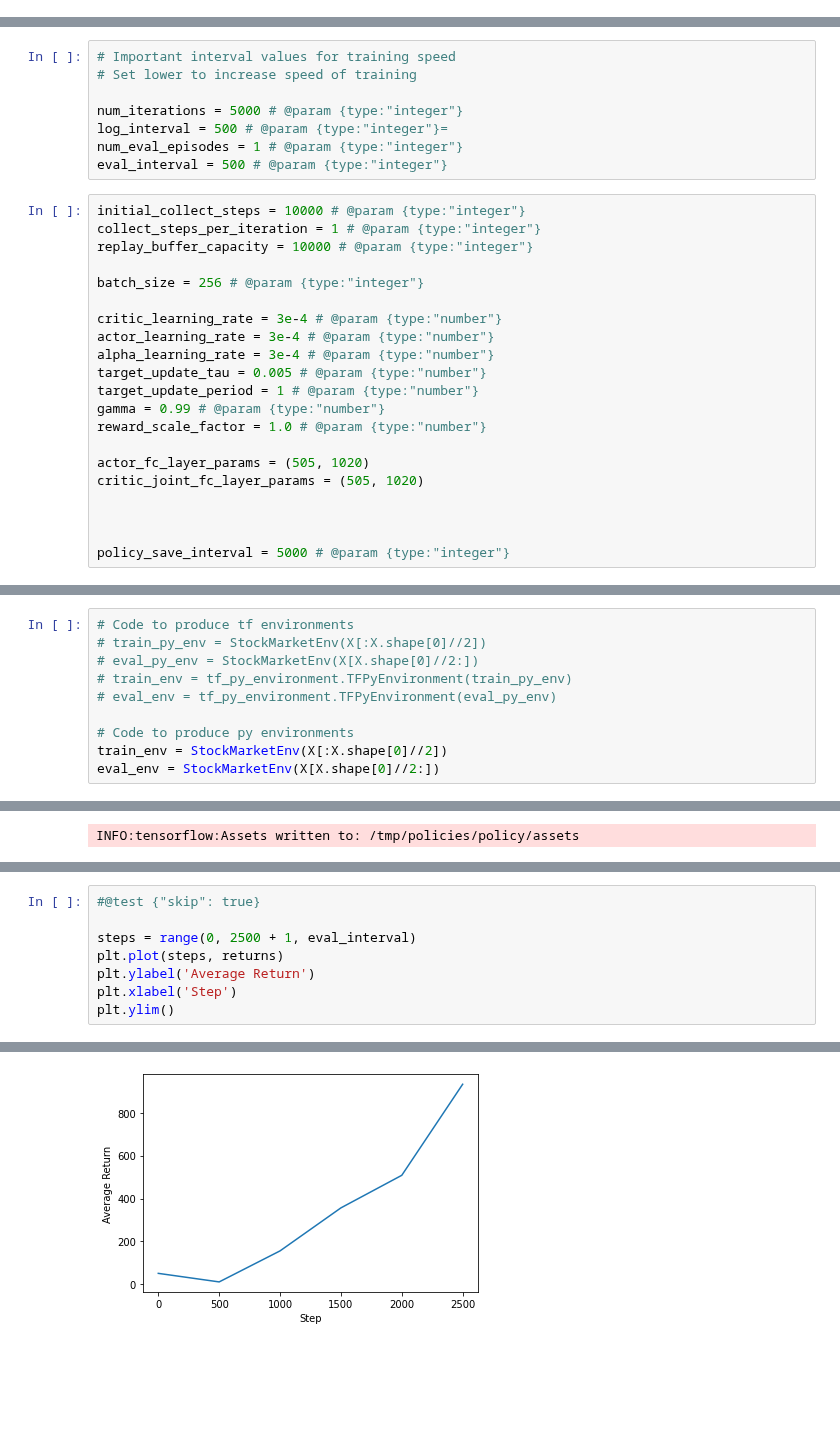
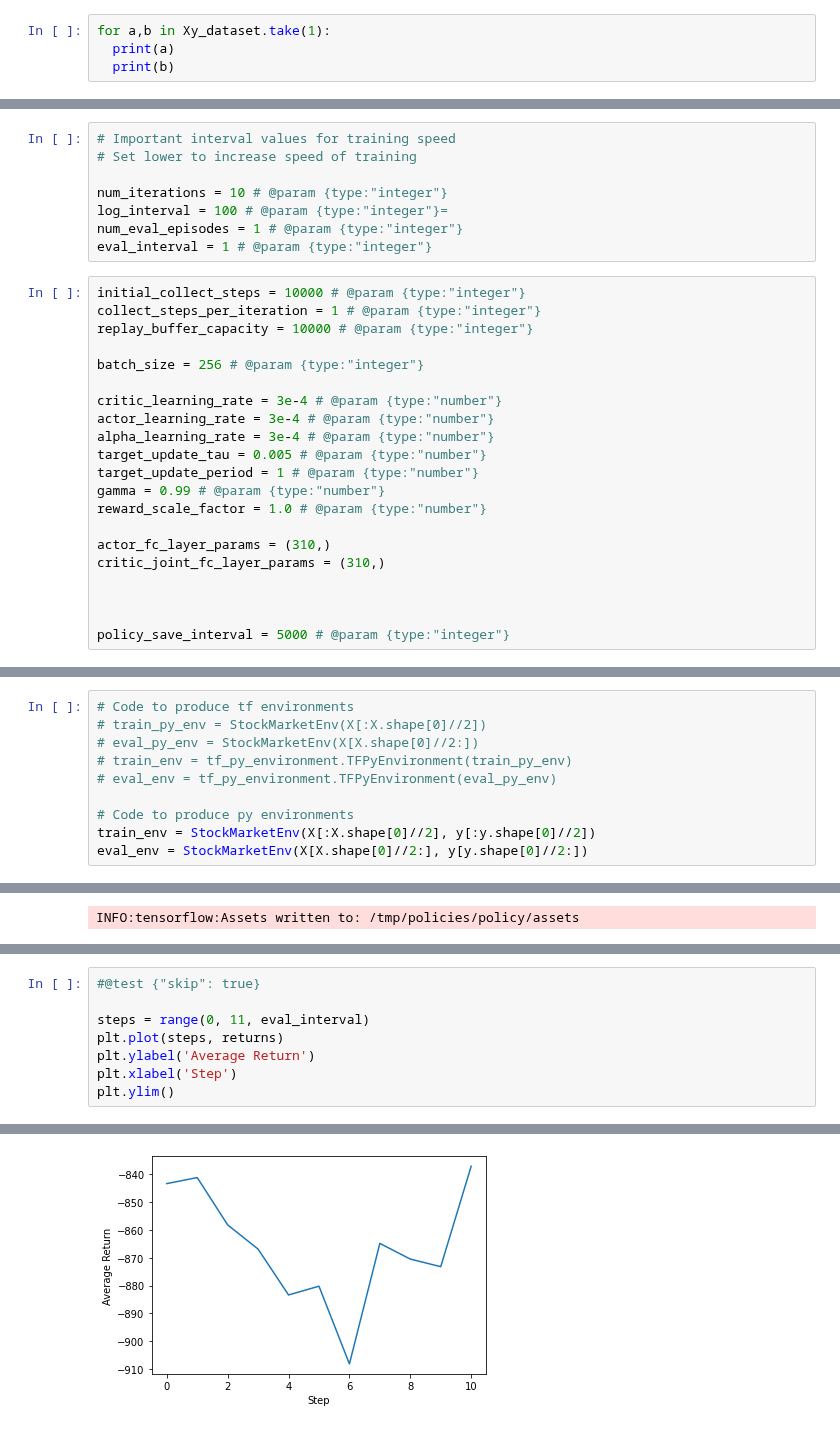
Before and after one commit to MarkPopovich/financial-ml, a Jupyter notebook: 4-Modeling/4.7 Design Deep Reinforcement Learning Agent.ipynb, the cells around one changed output, grey strips where cells are left out. Saved outputs shown, nothing was run; the diff lists cells and outputs as text; blank space fills up the shorter version.

Commit message:
Preparing to transition to tf datasets

```diff
--- a/4-Modeling/4.7 Design Deep Reinforcement Learning Agent.ipynb
+++ b/4-Modeling/4.7 Design Deep Reinforcement Learning Agent.ipynb
@@ -143,0 +145,4 @@ dtype('float32')
+# %%
+for a,b in Xy_dataset.take(1):
+  print(a)
+  print(b)
@@ -219,10 +263,10 @@ utils.validate_py_environment(environment, episodes=5)
 # Important interval values for training speed
 # Set lower to increase speed of training
 
-num_iterations = 5000 # @param {type:"integer"}
-log_interval = 500 # @param {type:"integer"}=
+num_iterations = 10 # @param {type:"integer"}
+log_interval = 100 # @param {type:"integer"}=
 num_eval_episodes = 1 # @param {type:"integer"}
-eval_interval = 500 # @param {type:"integer"}
+eval_interval = 1 # @param {type:"integer"}
 # %%
 initial_collect_steps = 10000 # @param {type:"integer"}
 collect_steps_per_iteration = 1 # @param {type:"integer"}
@@ -238,8 +282,8 @@ target_update_period = 1 # @param {type:"number"}
 gamma = 0.99 # @param {type:"number"}
 reward_scale_factor = 1.0 # @param {type:"number"}
 
-actor_fc_layer_params = (505, 1020)
-critic_joint_fc_layer_params = (505, 1020)
+actor_fc_layer_params = (310,)
+critic_joint_fc_layer_params = (310,)
 
 
 
@@ -256,5 +304,5 @@ X.shape[0], X.shape[0]//2
 # eval_env = tf_py_environment.TFPyEnvironment(eval_py_env)
 
 # Code to produce py environments
-train_env = StockMarketEnv(X[:X.shape[0]//2])
-eval_env = StockMarketEnv(X[X.shape[0]//2:])
+train_env = StockMarketEnv(X[:X.shape[0]//2], y[:y.shape[0]//2])
+eval_env = StockMarketEnv(X[X.shape[0]//2:], y[y.shape[0]//2:])
@@ -526,7 +576,7 @@ returns
 # %%
 #@test {"skip": true}
 
-steps = range(0, 2500 + 1, eval_interval)
+steps = range(0, 11, eval_interval)
 plt.plot(steps, returns)
 plt.ylabel('Average Return')
 plt.xlabel('Step')
@@ -536,4 +586,4 @@ plt.ylim()
-[figure, old version]
+[figure, new version]
 # %%
 for metric in collect_actor.metrics:
   print(f"{metric.name} = {metric.result()}")
```
Also changed, not shown: parts of 39 cells of this notebook.
